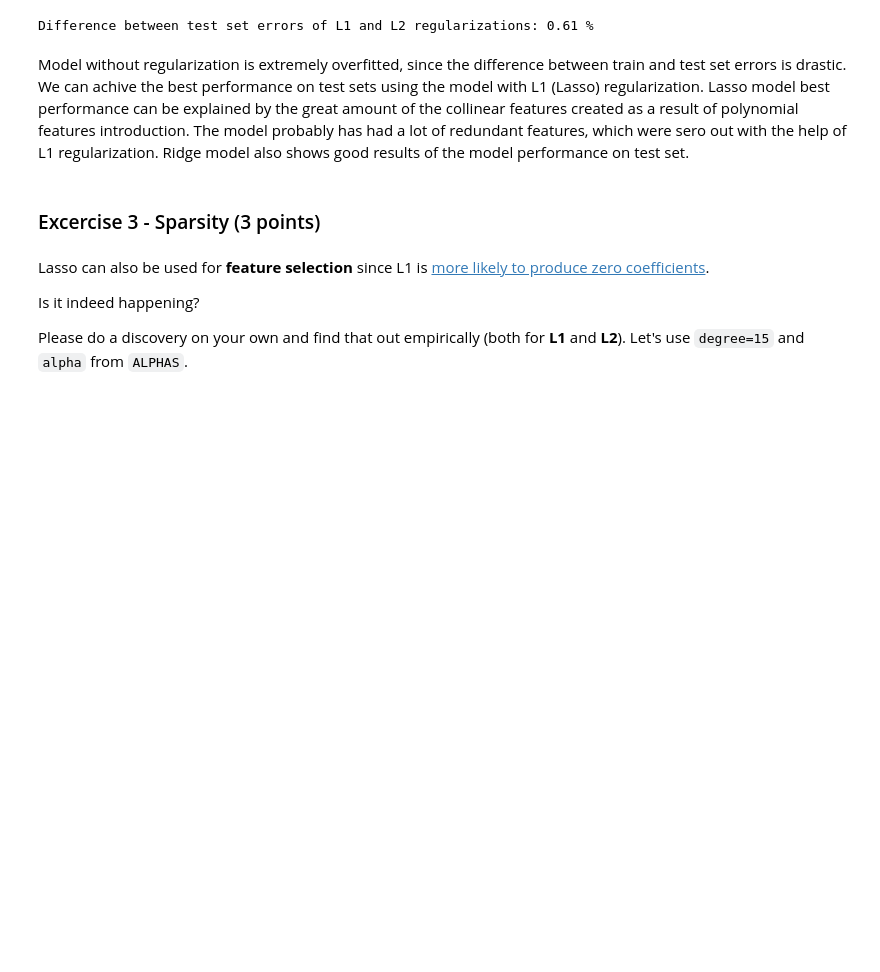
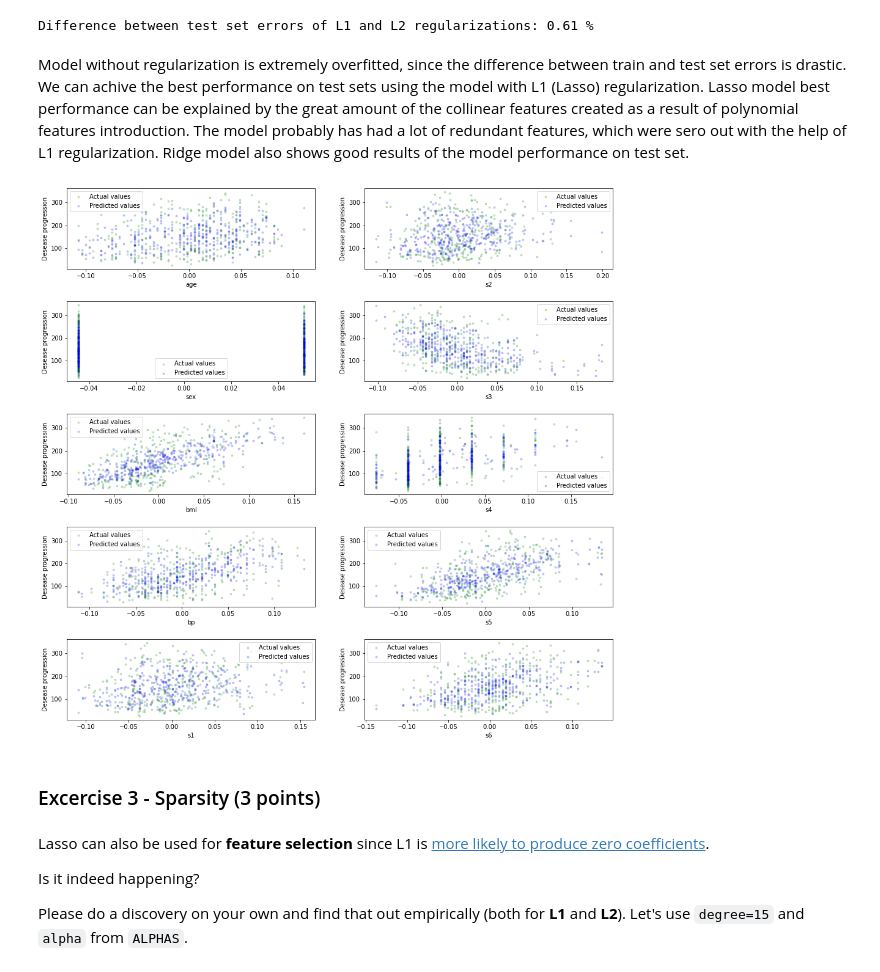
Before and after one commit to AnastasiiaSt/Overfitting-Regularization, a Jupyter notebook: overfitting_regularization.ipynb, the cells around one changed output. Drawn from its saved outputs; the diff is of its cells as text; code cells hidden in the pictures; blank space fills up the shorter version.

Commit message:
Graphs are added

```diff
--- a/overfitting_regularization.ipynb
+++ b/overfitting_regularization.ipynb
@@ -737,6 +737,33 @@ print('Difference between test set errors of L1 and L2 regularizations:',
 Difference between test set errors of L1 and L2 regularizations: 0.61 %
 # %% [markdown]
 Model without regularization is extremely overfitted, since the difference between train and test set errors is drastic. We can achive the best performance on test sets using the model with L1 (Lasso) regularization. Lasso model best performance can be explained by the great amount of the collinear features created as a result of polynomial features introduction. The model probably has had a lot of redundant features, which were sero out with the help of L1 regularization. Ridge model also shows good results of the model performance on test set.
+# %%
+# Display the best model performance
+
+
+polyn_train = PolynomialFeatures(degree = 15, include_bias = False).fit_transform(x_train[features].to_numpy())
+x_train_data = np.hstack((x_train.drop(columns = features).to_numpy(), polyn_train))
+l1_reg = linear_model.Lasso(alpha =  ALPHAS[np.argmin(l1_error_test)])
+l1_reg.fit(x_train_data, y_train)
+y_pred_train = l1_reg.predict(x_train_data)
+
+figure, axs = plt.subplots(5, 2, figsize = (16, 16))
+figure.subplots_adjust(hspace = 0.4)
+
+for i in range(x_train.shape[1]):
+    j = i
+    k = 0
+    if j > 4:
+        j = i - 5
+        k = 1
+    axs[j, k].scatter(x_train.iloc[:, i], y_train.iloc[:, 0], alpha = 0.2, s = 8, color = 'green')
+    axs[j, k].scatter(x_train.iloc[:, i], y_pred_train, alpha = 0.2, s = 8, color = 'blue')
+    axs[j, k].set_xlabel(x_train.columns.to_list()[i])
+    axs[j, k].set_ylabel('Desease progression')
+    axs[j, k].legend(['Actual values', 'Predicted values'])
+plt.show()
+# %% [output]
+[figure, added]
 # %% [markdown]
 ### Excercise 3 - Sparsity (3 points)
 # %% [markdown]
```
